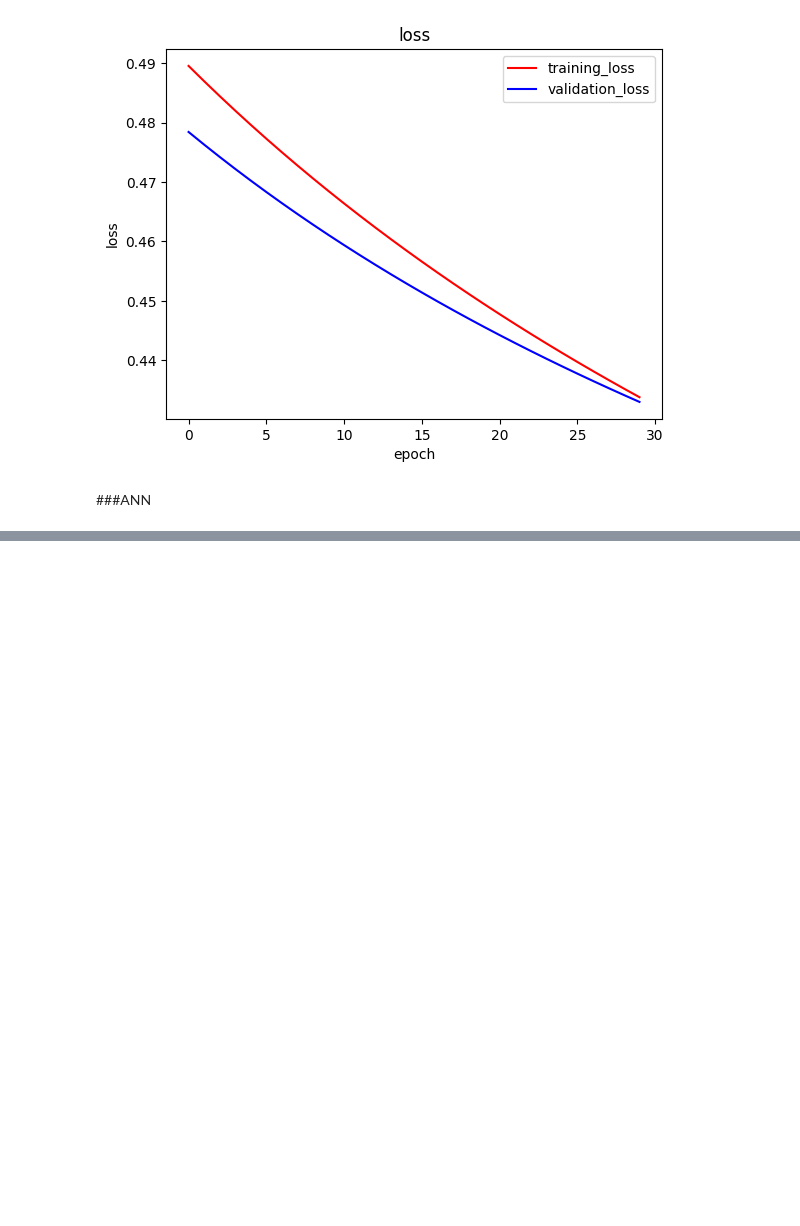
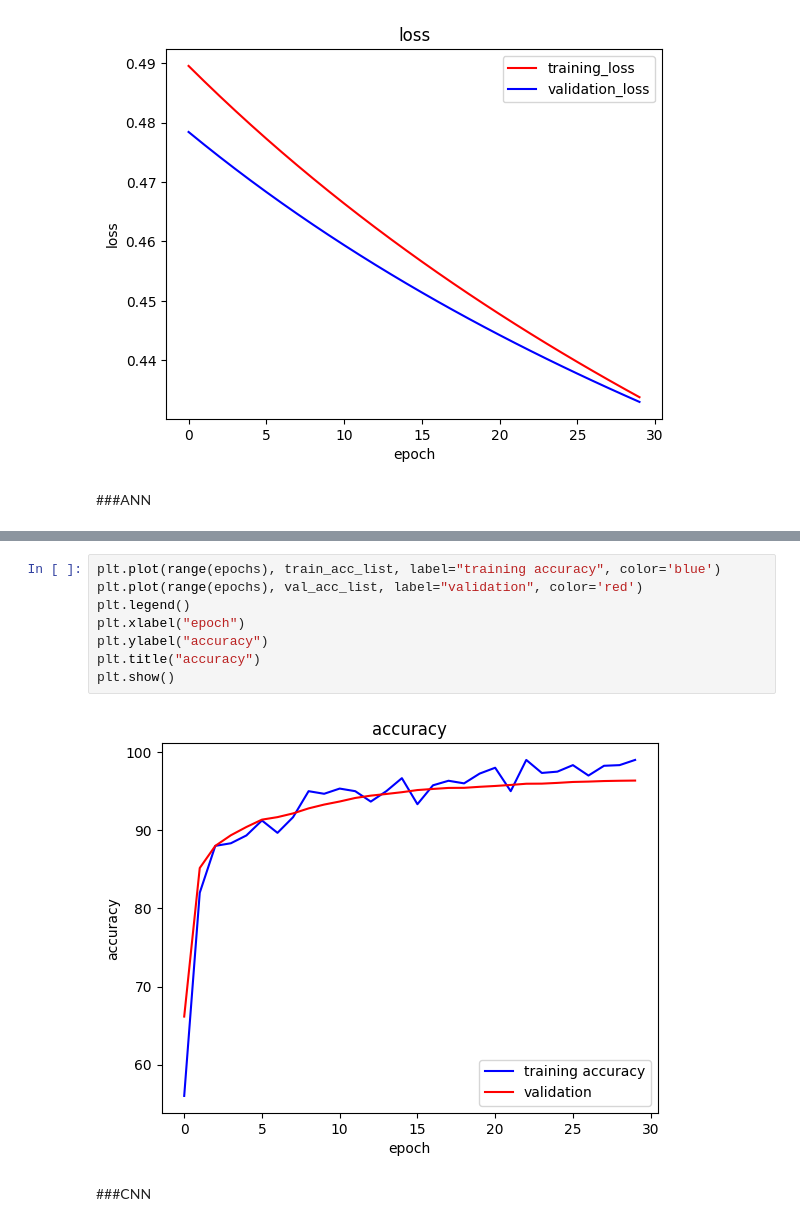
Before and after one commit to ilvnr999/Notebook, a Jupyter notebook: Untitled0.ipynb, the cells around one changed output, grey strips where cells are left out. Cells and saved outputs as stored; diff of their text form; blank space fills up the shorter version.

```diff
--- a/Untitled0.ipynb
+++ b/Untitled0.ipynb
@@ -479,0 +616,12 @@ from sklearn.model_selection import train_test_split
+# %%
+plt.plot(range(epochs), train_acc_list, label="training accuracy", color='blue')
+plt.plot(range(epochs), val_acc_list, label="validation", color='red')
+plt.legend()
+plt.xlabel("epoch")
+plt.ylabel("accuracy")
+plt.title("accuracy")
+plt.show()
+# %% [output]
+[figure, added]
+# %% [markdown]
+###CNN
```
Also changed, not shown: parts of 11 cells of this notebook.
